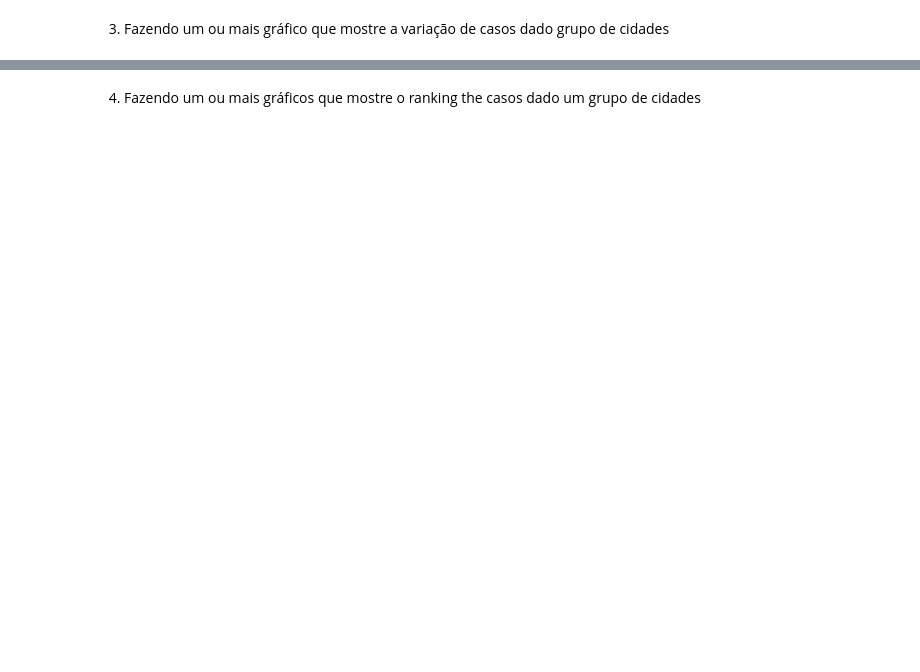
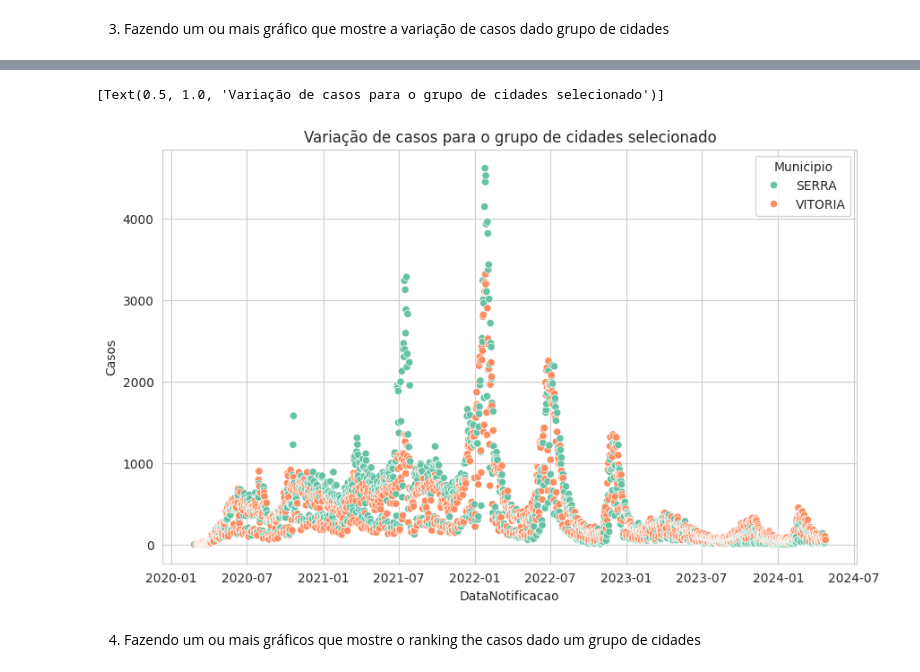
Before and after one commit to ThiagoLahass/Computational-Intelligence-in-Health-with-Python, a Jupyter notebook: Modulo II - Ferramentas/Mini-Projeto-III_COVID-19-no-ES/covid_analisys.ipynb, the cells around one changed output, grey strips where cells are left out. Saved outputs shown, nothing was run; the diff lists cells and outputs as text; code cells hidden in the pictures; blank space fills up the shorter version.

```diff
--- a/Modulo II - Ferramentas/Mini-Projeto-III_COVID-19-no-ES/covid_analisys.ipynb
+++ b/Modulo II - Ferramentas/Mini-Projeto-III_COVID-19-no-ES/covid_analisys.ipynb
@@ -127,2 +430,8 @@ Name: count, dtype: int64
 # %% [markdown]
 3. Fazendo um ou mais gráfico que mostre a variação de casos dado grupo de cidades
+# %%
+# Filter the DataFrame to include only the desired cities
+desired_cities = ["VITORIA", "SERRA"]  # Example list of desired cities
+df_cities = data[data["Municipio"].isin(desired_cities)]
+cases_per_day_city = df_cities.groupby(['DataNotificacao', 'Municipio']).size().reset_index(name='Casos')
+cases_per_day_city
@@ -129,2 +452,10 @@ Name: count, dtype: int64
+# %%
+# Plot the scatter plot using Seaborn
+plt.figure(figsize=(10, 6))
+ax = sns.scatterplot(data=cases_per_day_city, x="DataNotificacao", y="Casos", hue="Municipio", palette="Set2")
+ax.set(title="Variação de casos para o grupo de cidades selecionado")
+# %% [output]
+[Text(0.5, 1.0, 'Variação de casos para o grupo de cidades selecionado')]
+[figure, added]
 # %% [markdown]
 4. Fazendo um ou mais gráficos que mostre o ranking the casos dado um grupo de cidades
```
Also changed, not shown: parts of 31 cells of this notebook, 2 other files.
